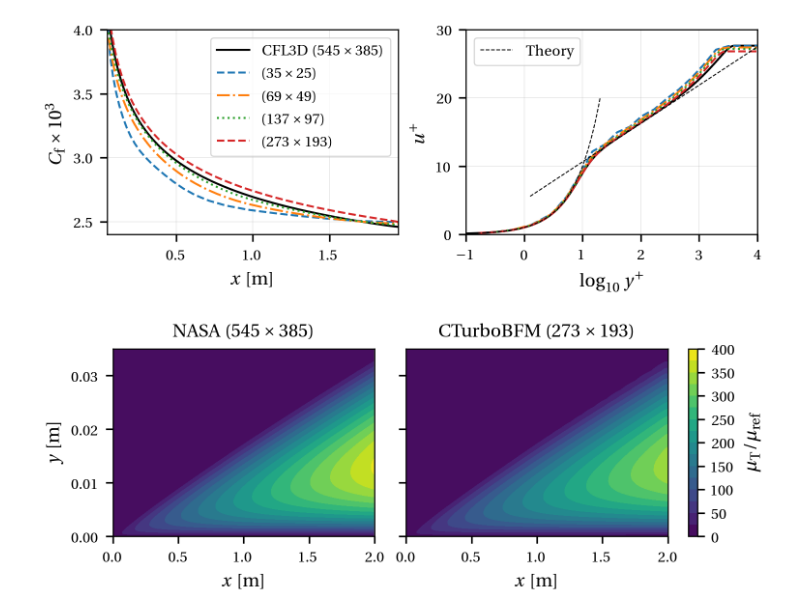
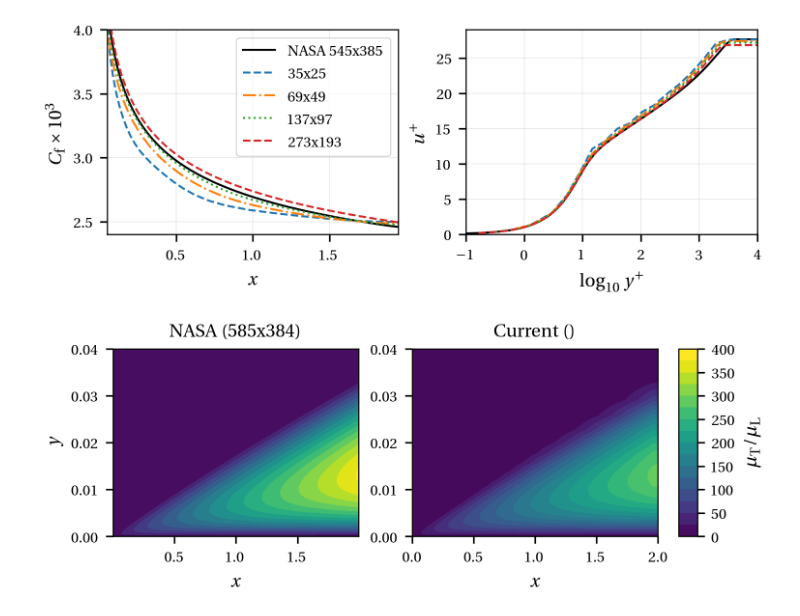
Before and after one commit to Propulsion-Power-TU-Delft/CTurboBFM, a Jupyter notebook: testcases/Turbulent_FlatPlate/05_Run_roe2/comparison/compare_results.ipynb, the cells around one changed output. Drawn from its saved outputs; the diff is of its cells as text; code cells hidden in the pictures.

```diff
--- a/testcases/Turbulent_FlatPlate/05_Run_roe2/comparison/compare_results.ipynb
+++ b/testcases/Turbulent_FlatPlate/05_Run_roe2/comparison/compare_results.ipynb
@@ -75,7 +67,7 @@ fig, ax = create_figure(fraction=1.0, aspect_ratio=1.3, subplots=(1, 2))
 cf_nasa = np.loadtxt('../reference/cf_plate.dat', skiprows=2)
 uplus_nasa = np.loadtxt('../reference/sa-upyp_cfl3d.dat', skiprows=3)
 
-ax[0].plot(cf_nasa[:, 0], cf_nasa[:, 1]*1e3, label=r'CFL3D $(545 \times 385)$', color='k')
+ax[0].plot(cf_nasa[:, 0], cf_nasa[:, 1]*1e3, label=r'NASA 545x385', color='k')
 ax[1].plot(uplus_nasa[:, 0], uplus_nasa[:, 1], color='k')
 xcheck = 0.97
 for key, data in datas.items():
@@ -94,9 +86,7 @@ for key, data in datas.items():
     # yplus
     idxX = np.argmin(np.abs(data['x'][:, 0, 0] - xcheck))
     y = data['y'][idxX, :, 0]
-    tauw = np.sqrt(data['Wall Shear Stress Y'][idxX, 0, 0]**2 +
-                   data['Wall Shear Stress X'][idxX, 0, 0]**2 +
-                   data['Wall Shear Stress Z'][idxX, 0, 0]**2)
+    tauw = np.sqrt(data['Wall Shear Stress Y'][idxX, 0, 0]**2 + data['Wall Shear Stress X'][idxX, 0, 0]**2)
     u = data['Velocity X'][idxX, :, 0]
     rhow = data['Density'][idxX, 0, 0]
     uplus = u / np.sqrt(tauw/rhow)
@@ -105,20 +95,10 @@ for key, data in datas.items():
 
     ax[1].plot(np.log10(yplus), uplus, lstyles[key])
 
-#plot theory
-yplus = np.logspace(-1, 1.3, 100)
-uplus = yplus
-ax[1].plot(np.log10(yplus), uplus, '--k', label=r'Theory', lw=0.5)
-
-yplus = np.logspace(0.1, 4, 100)
-kappa = 0.41
-B = 5.0
-ax[1].plot(np.log10(yplus), np.log(yplus)/kappa + B, '--k', lw=0.5)
 
 ax[0].legend()
-ax[1].legend()
 ax[0].set_ylabel(r'$C_{\rm f} \times 10^{3}$')
-ax[0].set_xlabel(r'$x~\mathrm{[m]}$')
+ax[0].set_xlabel(r'$x$')
 ax[0].grid(alpha=0.3)
 ax[0].set_xlim(0.05, 1.95)
 ax[0].set_ylim(2.4, 4)
@@ -127,11 +107,11 @@ ax[1].set_ylabel(r'$u^+$')
 ax[1].set_xlabel(r'$\log_{10} y^+$')
 ax[1].grid(alpha=0.3)
 ax[1].set_xlim(-1, 4.0)
-ax[1].set_ylim(bottom=-.05, top=30)
+ax[1].set_ylim(bottom=-.05)
 
 fig.savefig('flatplate_results_comparison.pdf')
 # %% [output]
-[figure, old version]
+[figure, new version]
 # %%
 # read nasa tecplot file for the viscosity
 def read_tecplot(filename):
@@ -193,18 +173,18 @@ variables, (I, J, K), fields = read_tecplot(filename)
 xmin = 0.0
 xmax = 2.0
 ymin = 0.00
-ymax = 0.04
+ymax = 0.05
 
 
 
 # -----------------------------
 # Figure setup
 # -----------------------------
-fig, ax = create_figure(fraction=1.0, aspect_ratio=1.3, subplots=(1, 2), sharey=True)
+fig, ax = create_figure(fraction=1.0, aspect_ratio=1.3, subplots=(1, 2))
 
 cmap = "viridis"
 vmin = 0
-vmax = 400
+vmax = 380
 nlevs = 15
 levels = np.linspace(vmin, vmax, nlevs)
 norm = colors.Normalize(vmin=vmin, vmax=vmax)
@@ -227,71 +207,55 @@ c0 = ax[0].contourf(
     Xp, Yp, mu_t,
     levels=nlevs,
     cmap=cmap,
-    vmin=vmin,
-    vmax=vmax
+    norm=norm,
 )
 
 # -----------------------------
 # RIGHT: medium grid
 # -----------------------------
-data = datas[idCheckContour]
+data = datas[2]
 
 X = data['x'][:, :, 0]
 Y = data['y'][:, :, 0]
 EV = data['Eddy Viscosity'][:, :, 0]
-MV = data['Molecular Viscosity'][:, :, 0]
-muratio = EV/MV
-# muratio = EV/mu_ref
-
 
 i_mask = np.any((X >= xmin) & (X <= xmax), axis=1)
 j_mask = np.any((Y >= ymin) & (Y <= ymax), axis=0)
 
 Xp = X[np.ix_(i_mask, j_mask)]
 Yp = Y[np.ix_(i_mask, j_mask)]
-mu_t2 = muratio[np.ix_(i_mask, j_mask)]
-
+mu_t2 = EV[np.ix_(i_mask, j_mask)]
 
 c1 = ax[1].contourf(
-    Xp, Yp, mu_t2,
+    Xp, Yp, mu_t2/mu_ref,
     levels=nlevs,
     cmap=cmap,
-    vmin=vmin,
-    vmax=vmax
+    norm=norm
 )
 
 # -----------------------------
 # Common colorbar
 # -----------------------------
-cbar = fig.colorbar(
-    # cm.ScalarMappable(norm=norm, cmap=cmap),
-    c0,
-    ax=ax[1],
-    location='right',
-    fraction=0.5,
-    pad=0.04
-)
+cbar = fig.colorbar(c0, ax=ax, pad=0.02, aspect=10)
 
-cbar.set_label(r'$\mu_{\rm T} / \mu_{\rm ref}$')
+cbar.set_label(r'$\mu_{\rm T} / \mu_{\rm L}$')
 
 # -----------------------------
 # Formatting
 # -----------------------------
-ax[0].set_ylim(ymin, ymax-0.005)
-ax[1].set_ylim(ymin, ymax-0.005)
-ax[0].set_xlim(xmin, xmax)
-ax[1].set_xlim(xmin, xmax)
+ax[0].set_ylim(ymin, 0.04)
+ax[1].set_ylim(ymin, 0.04)
 
-ax[0].set_xlabel(r'$x~\mathrm{[m]}$')
-ax[1].set_xlabel(r'$x~\mathrm{[m]}$')
-ax[0].set_ylabel(r'$y~\mathrm{[m]}$')
+ax[0].set_xlabel(r'$x$')
+ax[1].set_xlabel(r'$x$')
+ax[0].set_ylabel(r'$y$')
 
-ax[0].set_title(r"NASA $(545 \times 385)$")
-ax[1].set_title(r"CTurboBFM %s" %labels[idCheckContour])
+ax[0].set_title(r"NASA (585x384)")
+ax[1].set_title(r"Current ()")
 
 
 plt.savefig(
-    f'nasa_turb_plate_eddy_viscosity_contour.pdf',
+    f'nasa_bump_eddy_viscosity_comparison_reference.pdf',
 )
 # %% [output]
-[figure, old version]
+[figure, new version]
```
Also changed, not shown: parts of 2 cells of this notebook, 25 other files.
